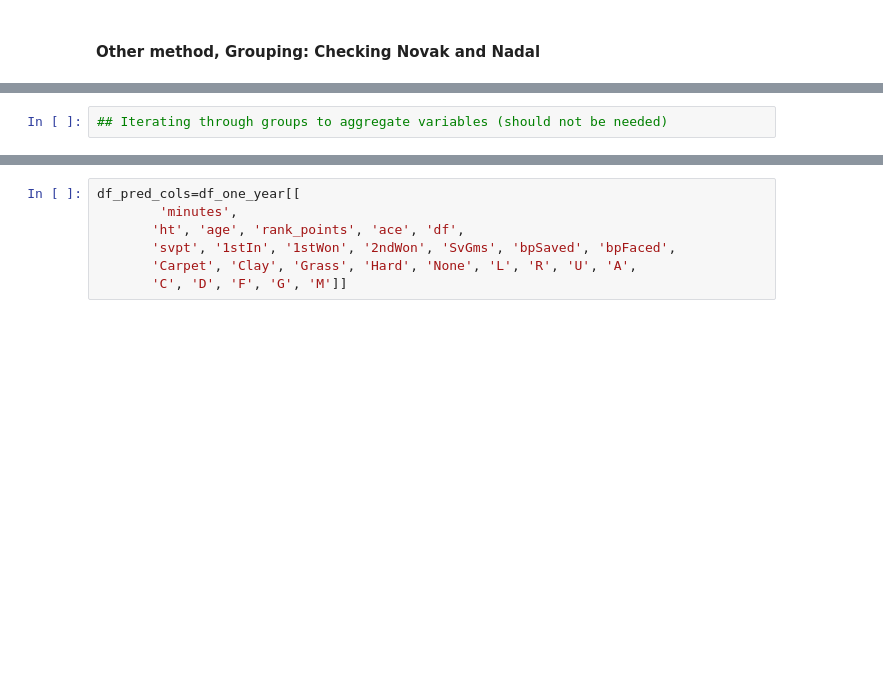
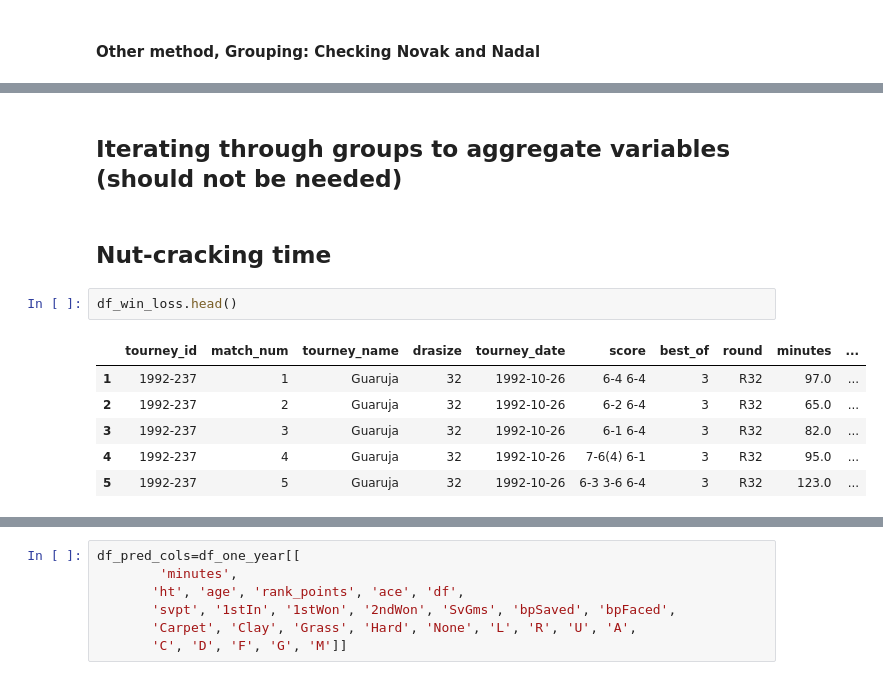
Before and after one commit to kuru0004/mens_tennis_outcomes, a Jupyter notebook: EC2_compute Populate Features using Previous Matches.ipynb, the cells around one changed output, grey strips where cells are left out. Saved outputs shown, nothing was run; the diff lists cells and outputs as text; blank space fills up the shorter version.

```diff
--- a/EC2_compute Populate Features using Previous Matches.ipynb
+++ b/EC2_compute Populate Features using Previous Matches.ipynb
@@ -358,2 +363,13 @@ df_one_year.groupby('name').get_group(player2)
-# %%
-## Iterating through groups to aggregate variables (should not be needed)
+# %% [markdown]
+## Iterating through groups to aggregate variables (should not be needed)
+# %% [markdown]
+## Nut-cracking time
+# %%
+df_win_loss.head()
+# %% [output]
+|  | tourney_id | match_num | tourney_name | drasize | tourney_date | score | best_of | round | minutes | ... |
+| 1 | 1992-237 | 1 | Guaruja | 32 | 1992-10-26 | 6-4 6-4 | 3 | R32 | 97.0 | ... |
+| 2 | 1992-237 | 2 | Guaruja | 32 | 1992-10-26 | 6-2 6-4 | 3 | R32 | 65.0 | ... |
+| 3 | 1992-237 | 3 | Guaruja | 32 | 1992-10-26 | 6-1 6-4 | 3 | R32 | 82.0 | ... |
+| 4 | 1992-237 | 4 | Guaruja | 32 | 1992-10-26 | 7-6(4) 6-1 | 3 | R32 | 95.0 | ... |
+| 5 | 1992-237 | 5 | Guaruja | 32 | 1992-10-26 | 6-3 3-6 6-4 | 3 | R32 | 123.0 | ... |
```
Also changed, not shown: parts of 13 cells of this notebook.
